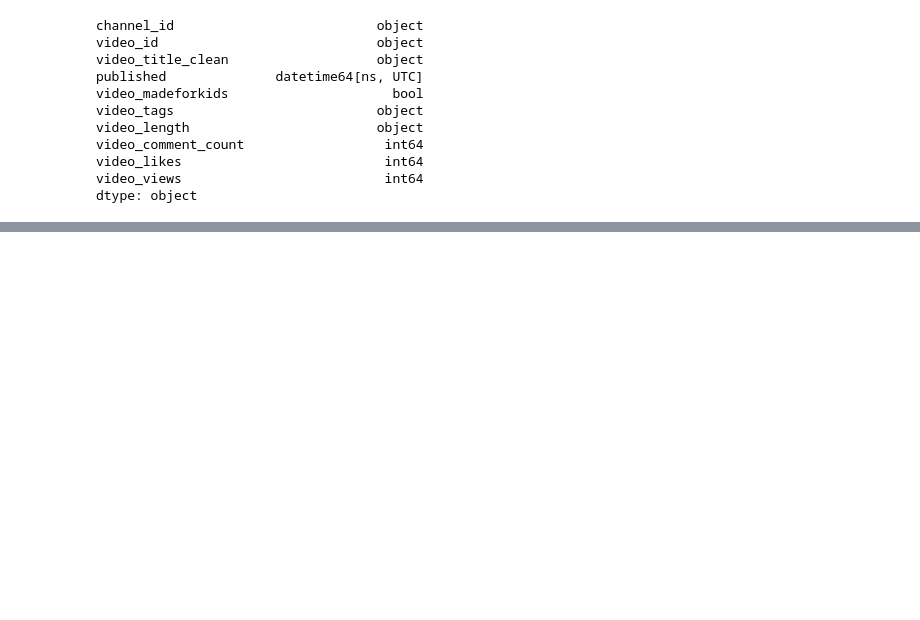
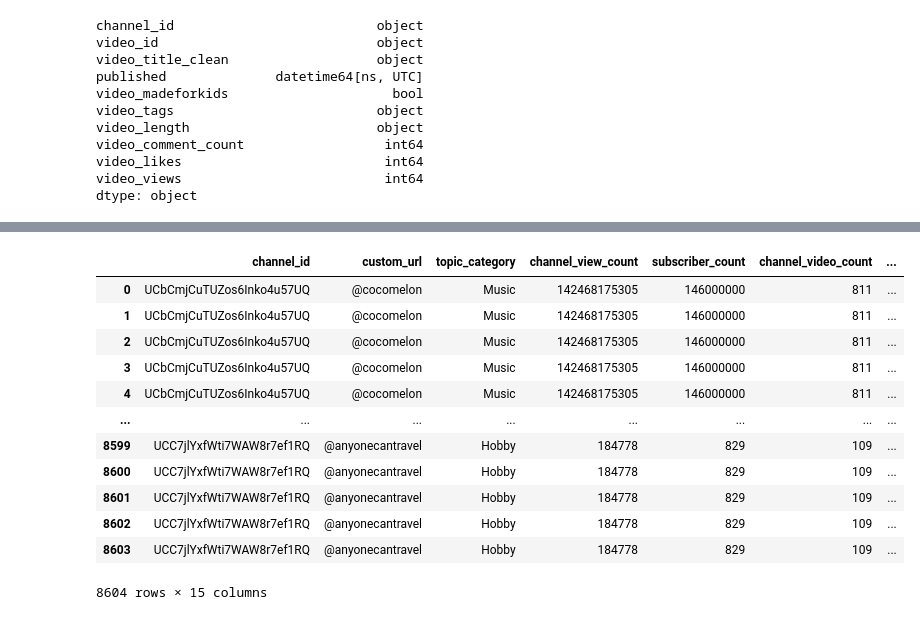
Before and after one commit to SNEHALDD/Youtube_Video_Analysis, a Jupyter notebook: Database/cleaning_dataframe.ipynb, the cells around one changed output, grey strips where cells are left out. Cells and saved outputs as stored; diff of their text form; code cells hidden in the pictures; blank space fills up the shorter version.

```diff
--- a/Database/cleaning_dataframe.ipynb
+++ b/Database/cleaning_dataframe.ipynb
@@ -115,0 +244,20 @@ ParserError: hour must be in 0..23: 29:52
+# %%
+subscriber_labels=['under 100 subs','100-1,000 subs','1,000-5,000 subs','5,000-10,000 subs','10,000-500,000 subs','500,000- 1 mil subs',' 1-5 mil subs','5-15 mil subs','15-50 mil subs','50-100 mil subs','over 100 mil subs']
+subscriber_bins=[0,100,1000,5000,10000,500000,1000000,5000000,15000000,50000000,100000000,150000000]
+
+joined_df["subscribers_binned"]=pd.cut(joined_df["subscriber_count"], subscriber_bins, labels=subscriber_labels)
+joined_df
+# %% [output]
+|  | channel_id | custom_url | topic_category | channel_view_count | subscriber_count | channel_video_count | ... |
+| 0 | UCbCmjCuTUZos6Inko4u57UQ | @cocomelon | Music | 142468175305 | 146000000 | 811 | ... |
+| 1 | UCbCmjCuTUZos6Inko4u57UQ | @cocomelon | Music | 142468175305 | 146000000 | 811 | ... |
+| 2 | UCbCmjCuTUZos6Inko4u57UQ | @cocomelon | Music | 142468175305 | 146000000 | 811 | ... |
+| 3 | UCbCmjCuTUZos6Inko4u57UQ | @cocomelon | Music | 142468175305 | 146000000 | 811 | ... |
+| 4 | UCbCmjCuTUZos6Inko4u57UQ | @cocomelon | Music | 142468175305 | 146000000 | 811 | ... |
+| ... | ... | ... | ... | ... | ... | ... | ... |
+| 8599 | UCC7jlYxfWti7WAW8r7ef1RQ | @anyonecantravel | Hobby | 184778 | 829 | 109 | ... |
+| 8600 | UCC7jlYxfWti7WAW8r7ef1RQ | @anyonecantravel | Hobby | 184778 | 829 | 109 | ... |
+| 8601 | UCC7jlYxfWti7WAW8r7ef1RQ | @anyonecantravel | Hobby | 184778 | 829 | 109 | ... |
+| 8602 | UCC7jlYxfWti7WAW8r7ef1RQ | @anyonecantravel | Hobby | 184778 | 829 | 109 | ... |
+| 8603 | UCC7jlYxfWti7WAW8r7ef1RQ | @anyonecantravel | Hobby | 184778 | 829 | 109 | ... |
+8604 rows × 15 columns
```
Also changed, not shown: parts of 22 cells of this notebook, 1 other file.
